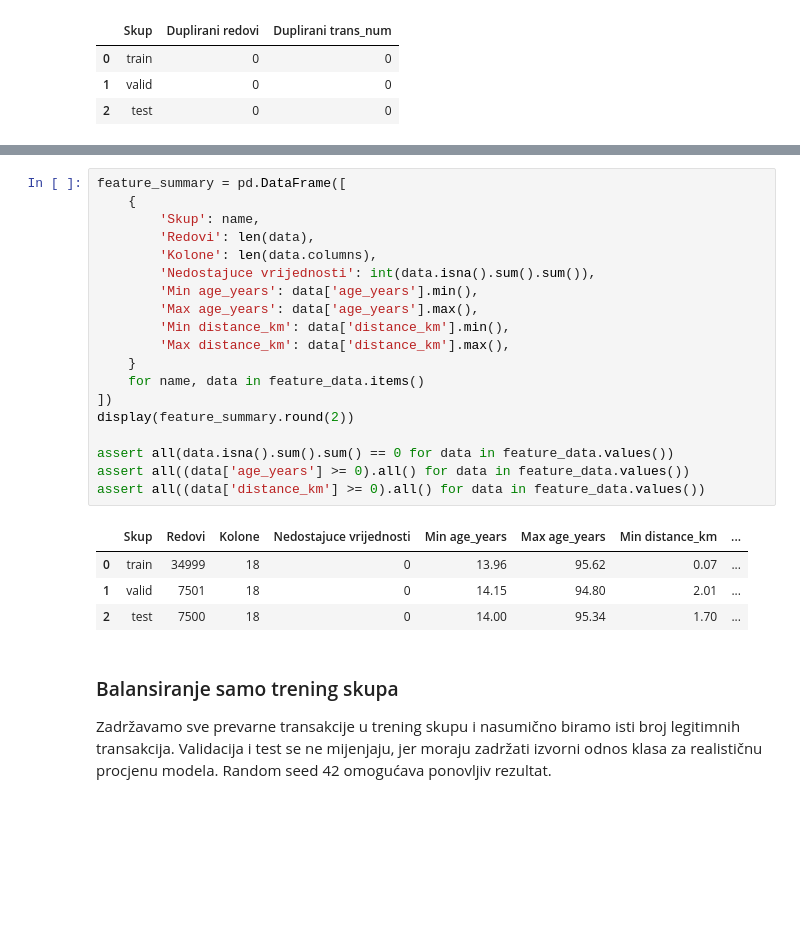
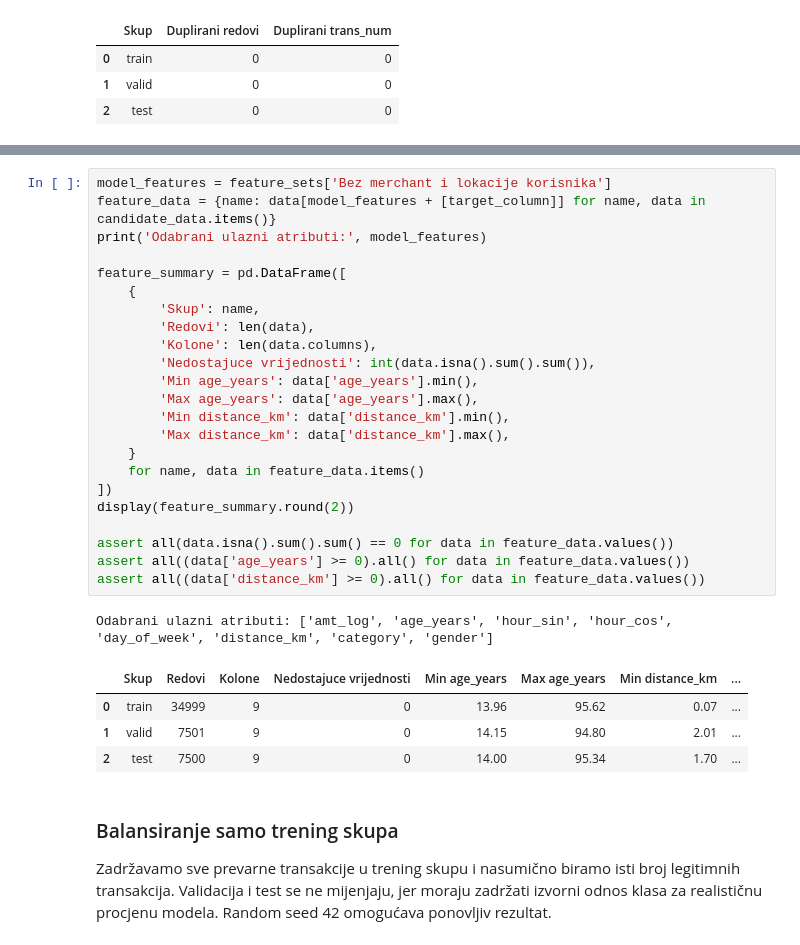
Before and after one commit to bakir004/mu, a Jupyter notebook: projekat.ipynb, the cells around one changed output, grey strips where cells are left out. Cells and saved outputs as stored; diff of their text form; blank space fills up the shorter version.

```diff
--- a/projekat.ipynb
+++ b/projekat.ipynb
@@ -1127,27 +1230,32 @@ Uklonjene kolone: ['trans_num', 'cc_num', 'first', 'last', 'street', 'trans_date
 # %%
+model_features = feature_sets['Bez merchant i lokacije korisnika']
+feature_data = {name: data[model_features + [target_column]] for name, data in candidate_data.items()}
+print('Odabrani ulazni atributi:', model_features)
+
 feature_summary = pd.DataFrame([
     {
         'Skup': name,
         'Redovi': len(data),
         'Kolone': len(data.columns),
         'Nedostajuce vrijednosti': int(data.isna().sum().sum()),
         'Min age_years': data['age_years'].min(),
         'Max age_years': data['age_years'].max(),
         'Min distance_km': data['distance_km'].min(),
         'Max distance_km': data['distance_km'].max(),
     }
     for name, data in feature_data.items()
 ])
 display(feature_summary.round(2))
 
 assert all(data.isna().sum().sum() == 0 for data in feature_data.values())
 assert all((data['age_years'] >= 0).all() for data in feature_data.values())
 assert all((data['distance_km'] >= 0).all() for data in feature_data.values())
 # %% [output]
+Odabrani ulazni atributi: ['amt_log', 'age_years', 'hour_sin', 'hour_cos', 'day_of_week', 'distance_km', 'category', 'gender']
 |  | Skup | Redovi | Kolone | Nedostajuce vrijednosti | Min age_years | Max age_years | Min distance_km | ... |
-| 0 | train | 34999 | 18 | 0 | 13.96 | 95.62 | 0.07 | ... |
-| 1 | valid | 7501 | 18 | 0 | 14.15 | 94.80 | 2.01 | ... |
-| 2 | test | 7500 | 18 | 0 | 14.00 | 95.34 | 1.70 | ... |
+| 0 | train | 34999 | 9 | 0 | 13.96 | 95.62 | 0.07 | ... |
+| 1 | valid | 7501 | 9 | 0 | 14.15 | 94.80 | 2.01 | ... |
+| 2 | test | 7500 | 9 | 0 | 14.00 | 95.34 | 1.70 | ... |
 # %% [markdown]
 ### Balansiranje samo trening skupa
 
```
Also changed, not shown: parts of 8 cells of this notebook, 5 other files.
